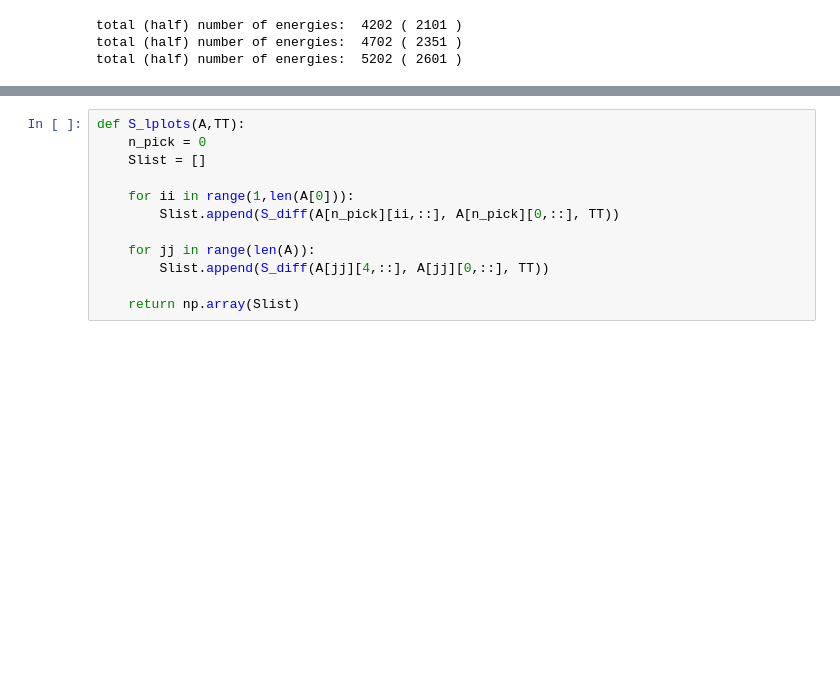
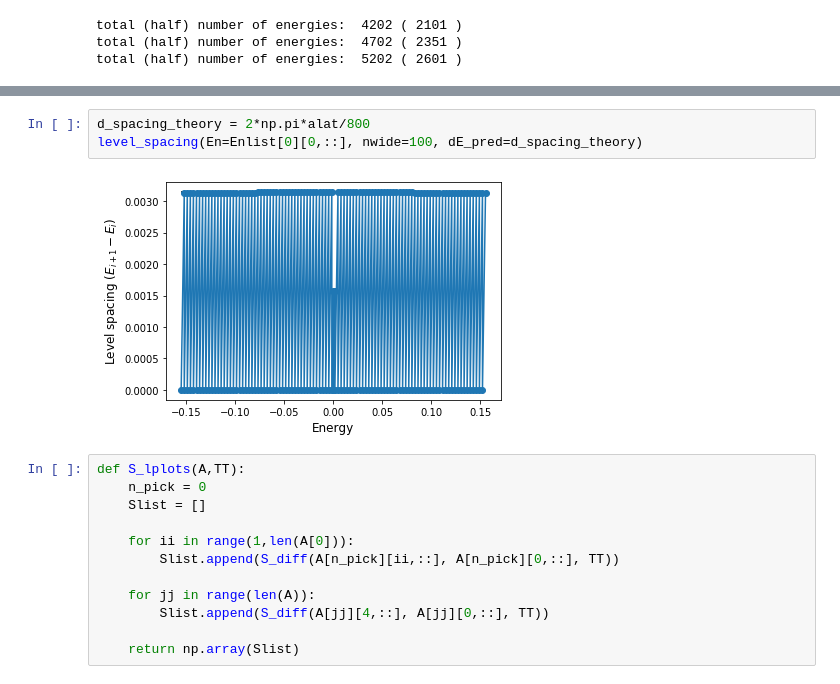
Before and after one commit to LeoFer-Bec/Topo_Supercond_notes, a Jupyter notebook: 5_Entropy_Kitaev_chain_SOC_NW.ipynb, the cells around one changed output, grey strips where cells are left out. Cells and saved outputs as stored; diff of their text form; blank space fills up the shorter version.

```diff
--- a/5_Entropy_Kitaev_chain_SOC_NW.ipynb
+++ b/5_Entropy_Kitaev_chain_SOC_NW.ipynb
@@ -331,3 +349,8 @@ Text(0.5, 0, 'V')
+# %%
+d_spacing_theory = 2*np.pi*alat/800
+level_spacing(En=Enlist[0][0,::], nwide=100, dE_pred=d_spacing_theory)
+# %% [output]
+[figure, added]
 # %%
 def S_lplots(A,TT):
     n_pick = 0
```
Also changed, not shown: parts of 47 cells of this notebook.
